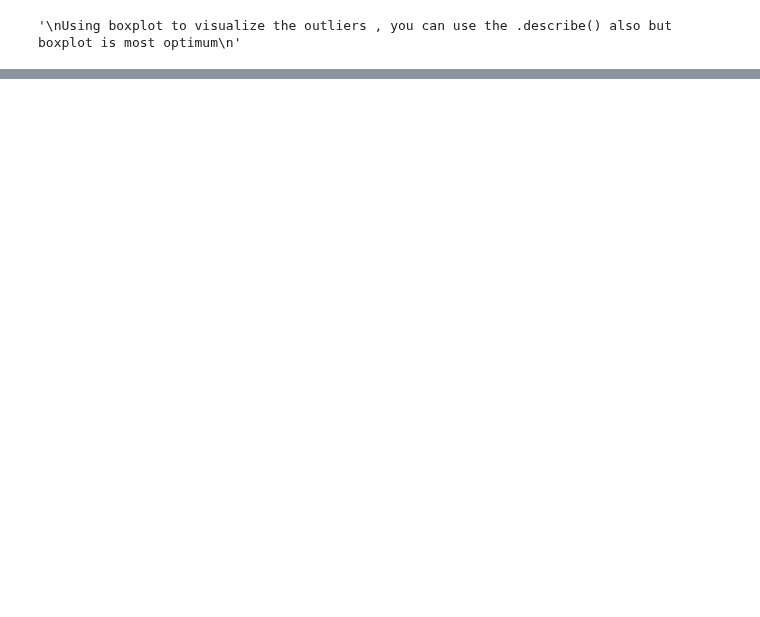
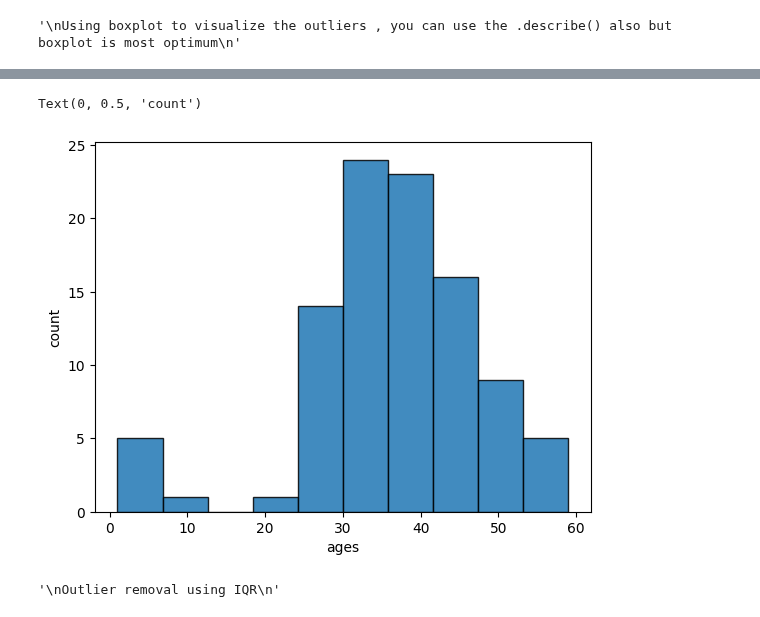
Before and after one commit to KedarDamale/Data-Science, a Jupyter notebook: Data-science/3.Data-pre-processing.ipynb, the cells around one changed output, grey strips where cells are left out. Cells and saved outputs as stored; diff of their text form; code cells hidden in the pictures; blank space fills up the shorter version.

Commit message:
Added data science notes

```diff
--- a/Data-science/3.Data-pre-processing.ipynb
+++ b/Data-science/3.Data-pre-processing.ipynb
@@ -952,0 +953,17 @@ ax[2].boxplot(df['projects_completed'])
+# %%
+plt.hist(df['age'],edgecolor='black',alpha=0.85)
+plt.xlabel("ages")
+plt.ylabel('count') #histograms bins identify outlier as the tail elongates to much but boxplot analysis is wiser option
+# %% [output]
+Text(0, 0.5, 'count')
+[figure, added]
+# %%
+"""
+Outlier removal using
+
+IQR=Q3-Q1
+
+Any data point more than or less than 1.5 * IQR than Q0 or Q4 is an outlier
+"""
+# %% [output]
+'\nOutlier removal using IQR\n'
```
Also changed, not shown: parts of 9 cells of this notebook.
